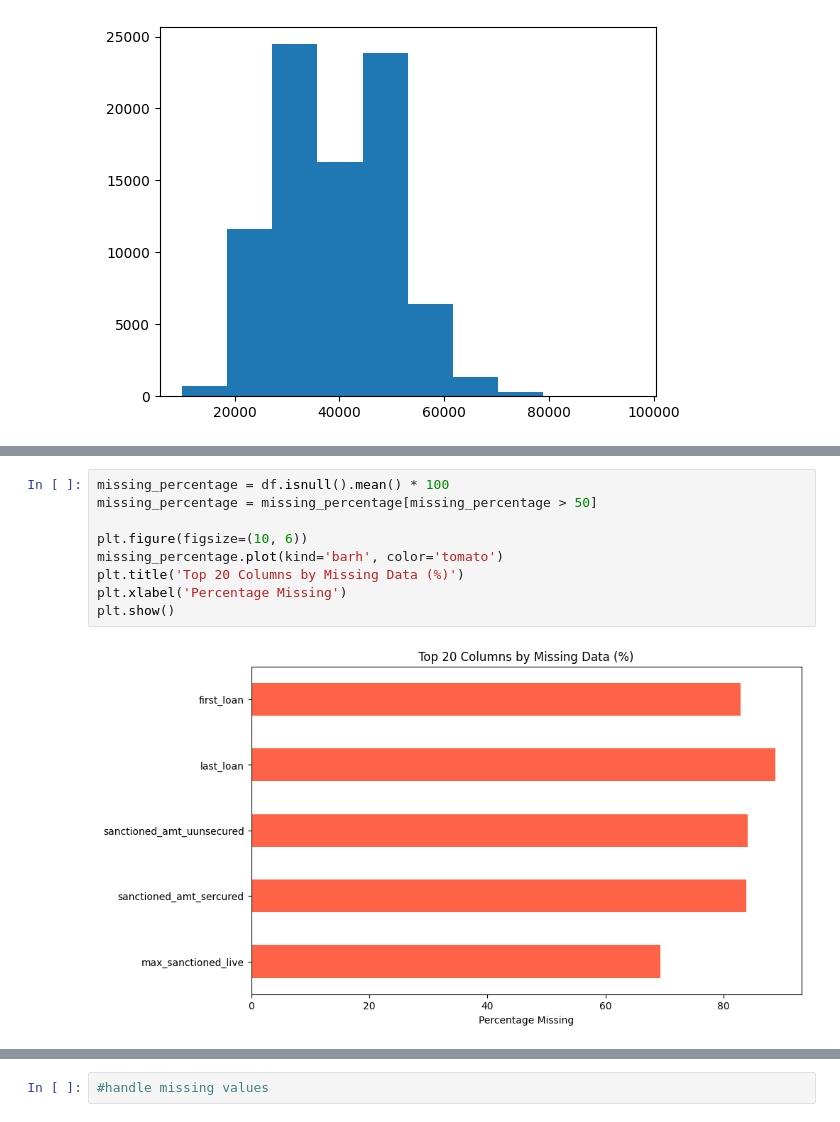
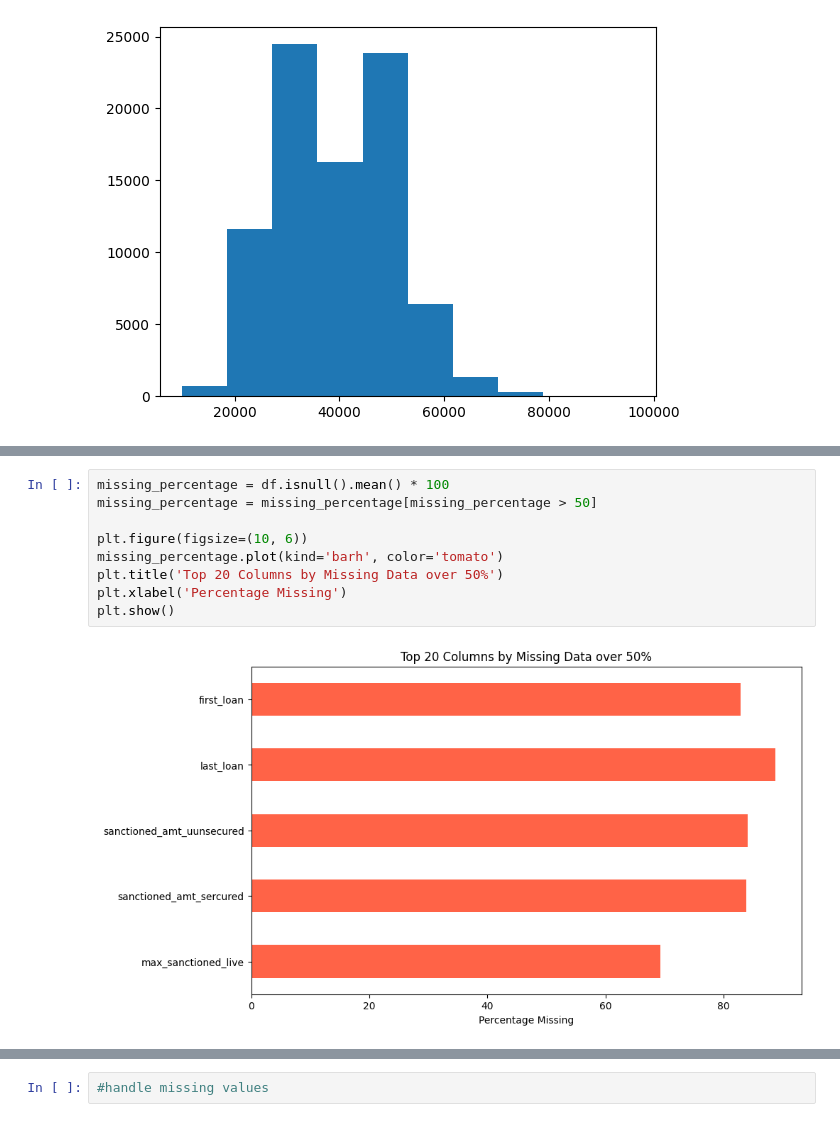
Before and after one commit to Bigjay101/LanceLoans, a Jupyter notebook: EDA.ipynb, the cells around one changed output, grey strips where cells are left out. Cells and saved outputs as stored; diff of their text form.

```diff
--- a/EDA.ipynb
+++ b/EDA.ipynb
@@ -126,11 +131,11 @@ plt.show()
 # %%
 missing_percentage = df.isnull().mean() * 100
 missing_percentage = missing_percentage[missing_percentage > 50]
 
 plt.figure(figsize=(10, 6))
 missing_percentage.plot(kind='barh', color='tomato')
-plt.title('Top 20 Columns by Missing Data (%)')
+plt.title('Top 20 Columns by Missing Data over 50%')
 plt.xlabel('Percentage Missing')
 plt.show()
 # %% [output]
-[figure, old version]
+[figure, new version]
```
Also changed, not shown: parts of 7 cells of this notebook, 12 other files.
